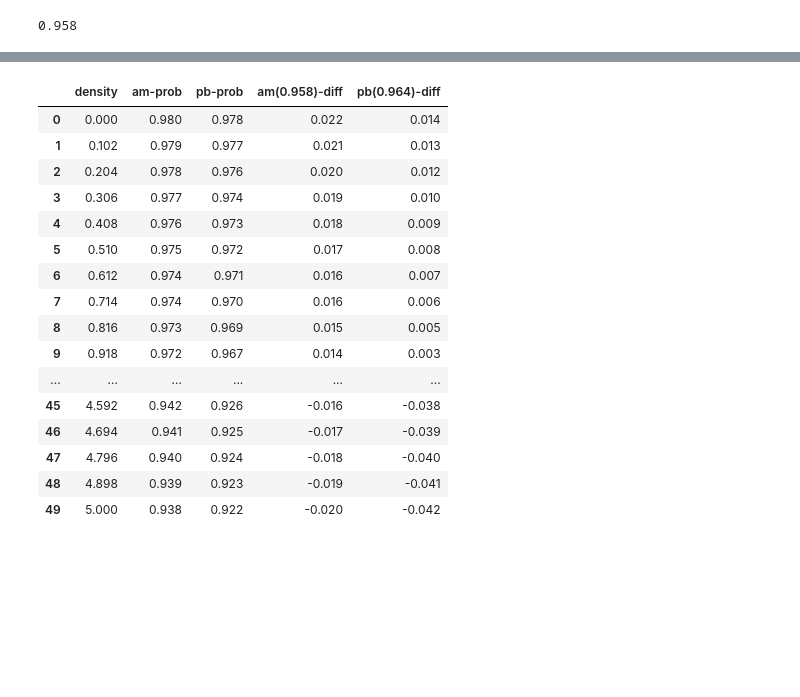
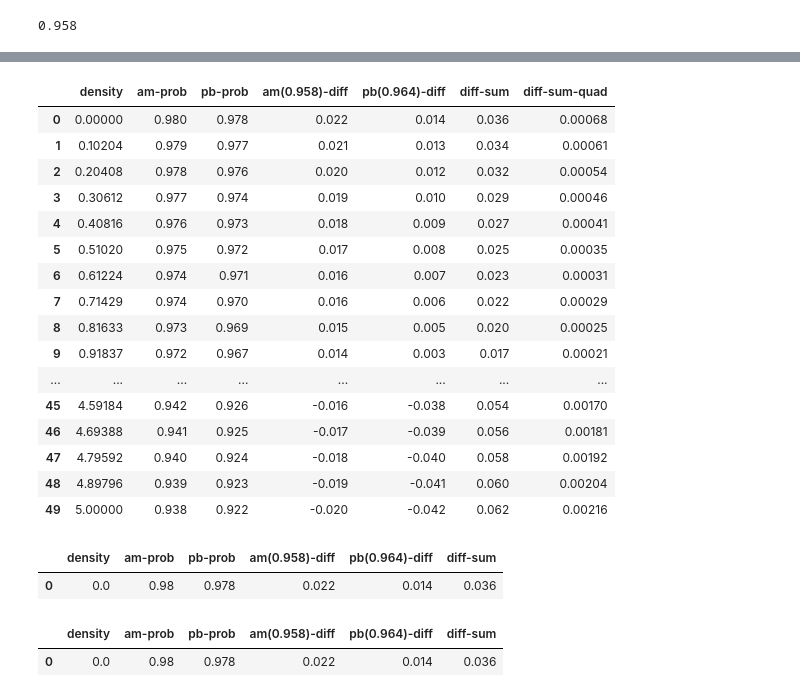
Before and after one commit to bhattathakur/mylab, a Jupyter notebook: ryanfiles/macros/bead_analysis.ipynb, the cells around one changed output, grey strips where cells are left out. Saved outputs shown, nothing was run; the diff lists cells and outputs as text; code cells hidden in the pictures; blank space fills up the shorter version.

```diff
--- a/ryanfiles/macros/bead_analysis.ipynb
+++ b/ryanfiles/macros/bead_analysis.ipynb
@@ -337,31 +335,33 @@ density_prob_pb
 # %%
 #adding the columns to the single
 transmission_pb=0.964   #47 keV pb-210
 
 transmission_am=0.958   #60 keV am-241
 all_densities=np.column_stack((density_prob_am,density_prob_pb))
 columns=["density","am-prob","pb-prob"]
 df_den=pd.DataFrame(all_densities[:,[0,1,3]],columns=columns)
 df_den["am(0.958)-diff"]=df_den["am-prob"]-transmission_am
 df_den["pb(0.964)-diff"]=df_den["pb-prob"]-transmission_pb
-df_den=df_den.round(3)
+df_den["diff-sum"]=df_den["am(0.958)-diff"].abs()+df_den["pb(0.964)-diff"].abs()
+df_den["diff-sum-quad"]=df_den["am(0.958)-diff"]**2+df_den["pb(0.964)-diff"]**2
+df_den=df_den.round(5)
 df_den.to_csv("combined_densities.csv",index=False)
 df_den
 # %% [output]
-|  | density | am-prob | pb-prob | am(0.958)-diff | pb(0.964)-diff |
-| 0 | 0.000 | 0.980 | 0.978 | 0.022 | 0.014 |
-| 1 | 0.102 | 0.979 | 0.977 | 0.021 | 0.013 |
-| 2 | 0.204 | 0.978 | 0.976 | 0.020 | 0.012 |
-| 3 | 0.306 | 0.977 | 0.974 | 0.019 | 0.010 |
-| 4 | 0.408 | 0.976 | 0.973 | 0.018 | 0.009 |
-| 5 | 0.510 | 0.975 | 0.972 | 0.017 | 0.008 |
-| 6 | 0.612 | 0.974 | 0.971 | 0.016 | 0.007 |
-| 7 | 0.714 | 0.974 | 0.970 | 0.016 | 0.006 |
-| 8 | 0.816 | 0.973 | 0.969 | 0.015 | 0.005 |
-| 9 | 0.918 | 0.972 | 0.967 | 0.014 | 0.003 |
-| ... | ... | ... | ... | ... | ... |
-| 45 | 4.592 | 0.942 | 0.926 | -0.016 | -0.038 |
-| 46 | 4.694 | 0.941 | 0.925 | -0.017 | -0.039 |
-| 47 | 4.796 | 0.940 | 0.924 | -0.018 | -0.040 |
-| 48 | 4.898 | 0.939 | 0.923 | -0.019 | -0.041 |
-| 49 | 5.000 | 0.938 | 0.922 | -0.020 | -0.042 |
+|  | density | am-prob | pb-prob | am(0.958)-diff | pb(0.964)-diff | diff-sum | diff-sum-quad |
+| 0 | 0.00000 | 0.980 | 0.978 | 0.022 | 0.014 | 0.036 | 0.00068 |
+| 1 | 0.10204 | 0.979 | 0.977 | 0.021 | 0.013 | 0.034 | 0.00061 |
+| 2 | 0.20408 | 0.978 | 0.976 | 0.020 | 0.012 | 0.032 | 0.00054 |
+| 3 | 0.30612 | 0.977 | 0.974 | 0.019 | 0.010 | 0.029 | 0.00046 |
+| 4 | 0.40816 | 0.976 | 0.973 | 0.018 | 0.009 | 0.027 | 0.00041 |
+| 5 | 0.51020 | 0.975 | 0.972 | 0.017 | 0.008 | 0.025 | 0.00035 |
+| 6 | 0.61224 | 0.974 | 0.971 | 0.016 | 0.007 | 0.023 | 0.00031 |
+| 7 | 0.71429 | 0.974 | 0.970 | 0.016 | 0.006 | 0.022 | 0.00029 |
+| 8 | 0.81633 | 0.973 | 0.969 | 0.015 | 0.005 | 0.020 | 0.00025 |
+| 9 | 0.91837 | 0.972 | 0.967 | 0.014 | 0.003 | 0.017 | 0.00021 |
+| ... | ... | ... | ... | ... | ... | ... | ... |
+| 45 | 4.59184 | 0.942 | 0.926 | -0.016 | -0.038 | 0.054 | 0.00170 |
+| 46 | 4.69388 | 0.941 | 0.925 | -0.017 | -0.039 | 0.056 | 0.00181 |
+| 47 | 4.79592 | 0.940 | 0.924 | -0.018 | -0.040 | 0.058 | 0.00192 |
+| 48 | 4.89796 | 0.939 | 0.923 | -0.019 | -0.041 | 0.060 | 0.00204 |
+| 49 | 5.00000 | 0.938 | 0.922 | -0.020 | -0.042 | 0.062 | 0.00216 |
@@ -368,3 +370,13 @@ df_den
+# %%
+df_den.loc[df_den['diff-sum']==maxx]
+# %% [output]
+|  | density | am-prob | pb-prob | am(0.958)-diff | pb(0.964)-diff | diff-sum |
+| 0 | 0.0 | 0.98 | 0.978 | 0.022 | 0.014 | 0.036 |
+# %%
+df_den.loc[df_den['diff-sum']==maxx]
+# %% [output]
+|  | density | am-prob | pb-prob | am(0.958)-diff | pb(0.964)-diff | diff-sum |
+| 0 | 0.0 | 0.98 | 0.978 | 0.022 | 0.014 | 0.036 |
 # %%
 #read the file
 df=pd.read_csv('combined_densities.csv')
```
Also changed, not shown: parts of 22 cells of this notebook, 1 other file.
